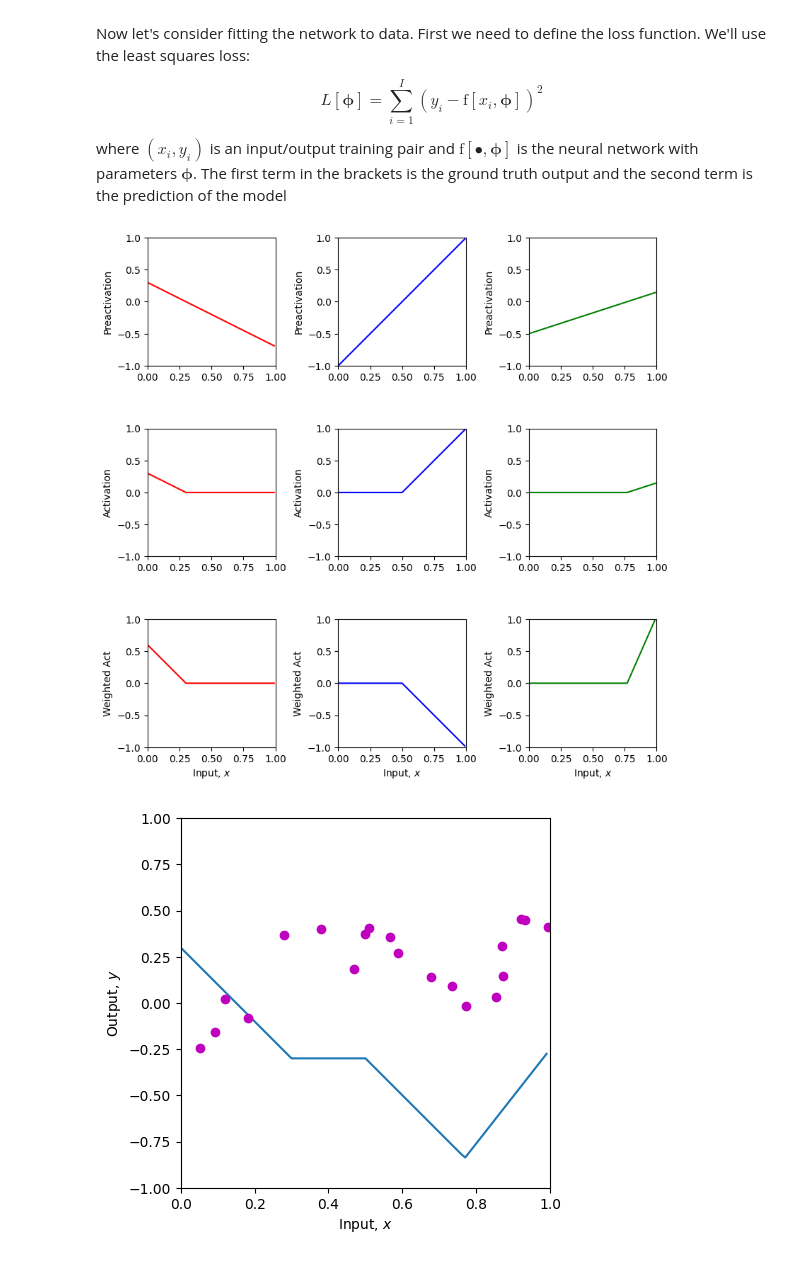
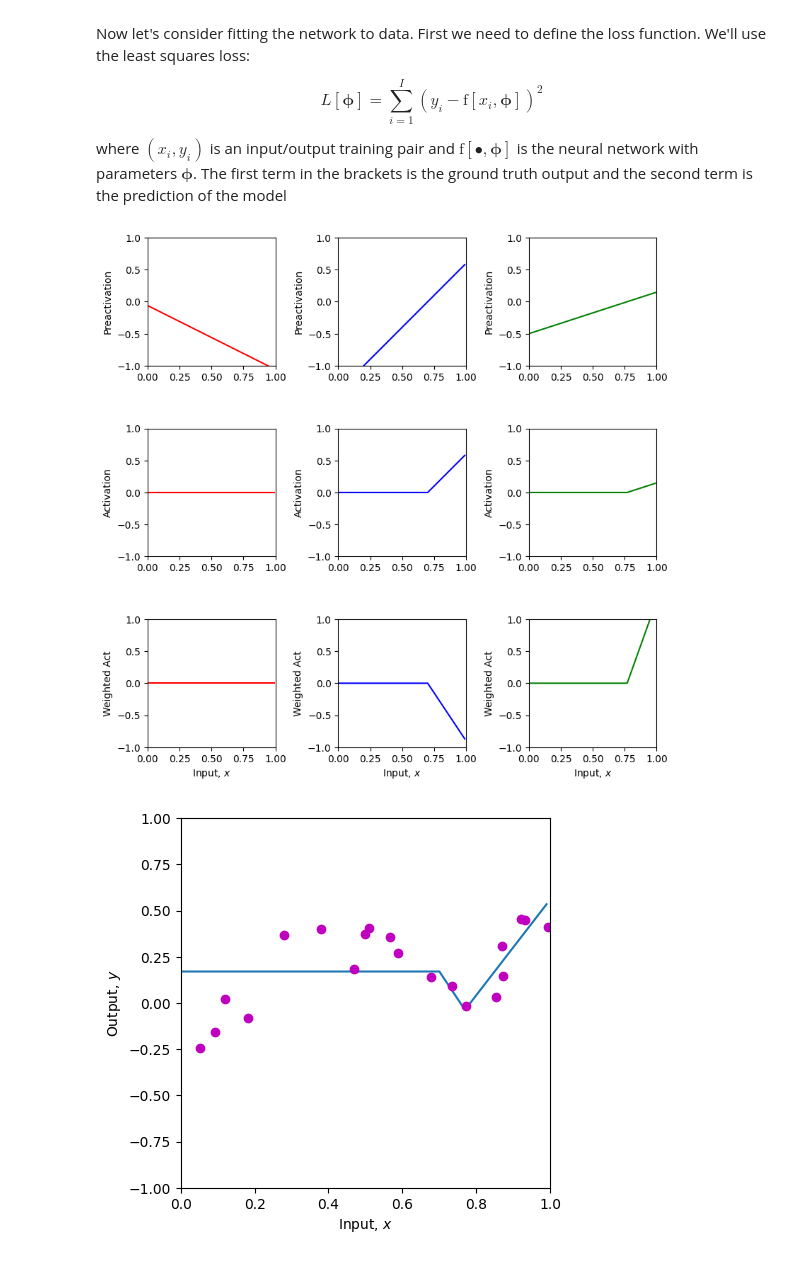
Before and after one commit to eustace17/Assignment-II-CAT-II, a Jupyter notebook: 3_1_Shallow_Networks_I.ipynb, the cells around one changed output. Drawn from its saved outputs; the diff is of its cells as text; code cells hidden in the pictures.

Commit message:
Manipulated the parameters and lowered the loss in this commit

```diff
--- a/3_1_Shallow_Networks_I.ipynb
+++ b/3_1_Shallow_Networks_I.ipynb
@@ -153,9 +153,13 @@ $\phi_0 = -0.3; \phi_1 = 2.0; \phi_2 = -1.0; \phi_3 = 7.0$
 # Check if you are correct.
 
 theta_10 =  0.3 ; theta_11 = -1.0
-theta_20 = -1.0  ; theta_21 = 2.0
+theta_20 = -1.0  ; # Experiment 4: Changed to -1.2. Result: The second joint moved left on the x-axis.
+theta_21 = 2.0
 theta_30 = -0.5  ; theta_31 = 0.65
-phi_0 = -0.3; phi_1 = 2.0; phi_2 = -1.0; phi_3 = 7.0
+phi_0 = -0.3; # Experiment 1: Changed to 0.5. Result: Graph shifted up vertically as predicted.
+phi_1 = 2.0; # Experiment 2 & 3: Multiplied by 0.5 (1.0) and -1 (-2.0). Result: Flattened slopes and flipped first joint.
+phi_2 = -1.0; phi_3 = 7.0
+# Experiment 5: To get only 2 joints, I tested setting phi_1 = 0.
 
 # Define a range of input values
 x = np.arange(0,1,0.01)
@@ -190,41 +194,50 @@ def least_squares_loss(y_train, y_predict):
   return loss
 # %%
 # Now lets define some parameters, run the neural network, and compute the loss
-theta_10 =  0.3 ; theta_11 = -1.0
-theta_20 = -1.0  ; theta_21 = 2.0
+#This set of parameters will give me the original loss of 9.385
+#theta_10 =  0.3 ; theta_11 = -1.0
+#theta_20 = -1.0  ; theta_21 = 2.0
+#theta_30 = -0.5  ; theta_31 = 0.65
+#phi_0 = -0.3; phi_1 = 2.0; phi_2 = -1.0; phi_3 = 7.0
+
+
+# MY OPTIMIZED PARAMETERS (The ones that get the lower loss) I lowered the loss to 0.670
+theta_10 = -0.06 ; theta_11 = -1.0  # Shifted first joint
+theta_20 = -1.4  ; theta_21 = 2.0   # Shifted second joint
 theta_30 = -0.5  ; theta_31 = 0.65
-phi_0 = -0.3; phi_1 = 2.0; phi_2 = -1.0; phi_3 = 7.0
+phi_0 = 0.17                        # Lowered bias from my last guess
+phi_1 = 1.8; phi_2 = -1.5; phi_3 = 8.6
 
 # Define a range of input values
 x = np.arange(0,1,0.01)
 
 x_train = np.array([0.09291784,0.46809093,0.93089486,0.67612654,0.73441752,0.86847339,\
                    0.49873225,0.51083168,0.18343972,0.99380898,0.27840809,0.38028817,\
                    0.12055708,0.56715537,0.92005746,0.77072270,0.85278176,0.05315950,\
                    0.87168699,0.58858043])
 y_train = np.array([-0.15934537,0.18195445,0.451270150,0.13921448,0.09366691,0.30567674,\
                     0.372291170,0.40716968,-0.08131792,0.41187806,0.36943738,0.3994327,\
                     0.019062570,0.35820410,0.452564960,-0.0183121,0.02957665,-0.24354444, \
                     0.148038840,0.26824970])
 
 # We run the neural network for each of these input values
 y, pre_1, pre_2, pre_3, act_1, act_2, act_3, w_act_1, w_act_2, w_act_3 = \
     shallow_1_1_3(x, ReLU, phi_0,phi_1,phi_2,phi_3, theta_10, theta_11, theta_20, theta_21, theta_30, theta_31)
 # And then plot it
 plot_neural(x, y, pre_1, pre_2, pre_3, act_1, act_2, act_3, w_act_1, w_act_2, w_act_3, plot_all=True, x_data = x_train, y_data = y_train)
 
 # Run the neural network on the training data
 y_predict, *_ = shallow_1_1_3(x_train, ReLU, phi_0,phi_1,phi_2,phi_3, theta_10, theta_11, theta_20, theta_21, theta_30, theta_31)
 
 # Compute the least squares loss and print it out
 loss = least_squares_loss(y_train,y_predict)
 print('Your Loss = %3.3f, True value = 9.385'%(loss))
 
 # TODO.  Manipulate the parameters (by hand!) to make the function
 # fit the data better and try to reduce the loss to as small a number
 # as possible.  The best that I could do was 0.181
 # Tip... start by manipulating phi_0.
 # It's not that easy, so don't spend too much time on this!
 # %% [output]
-[figure, old version]
+[figure, new version]
-[figure, old version]
+[figure, new version]
```
Also changed, not shown: parts of 1 cell of this notebook.
